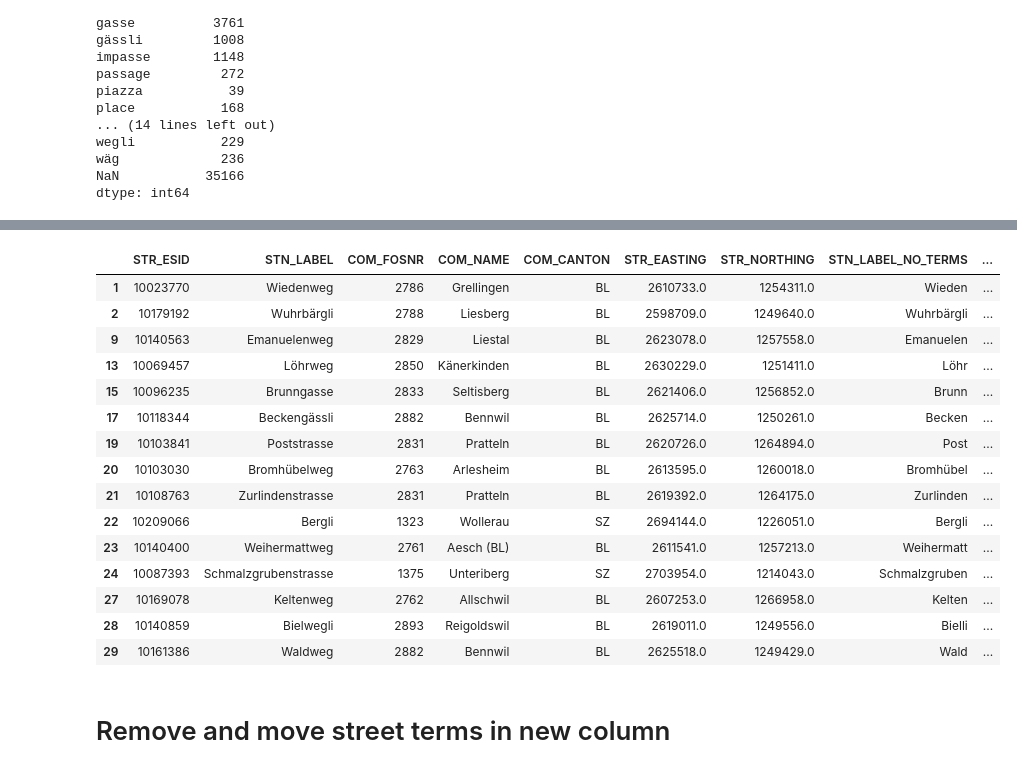
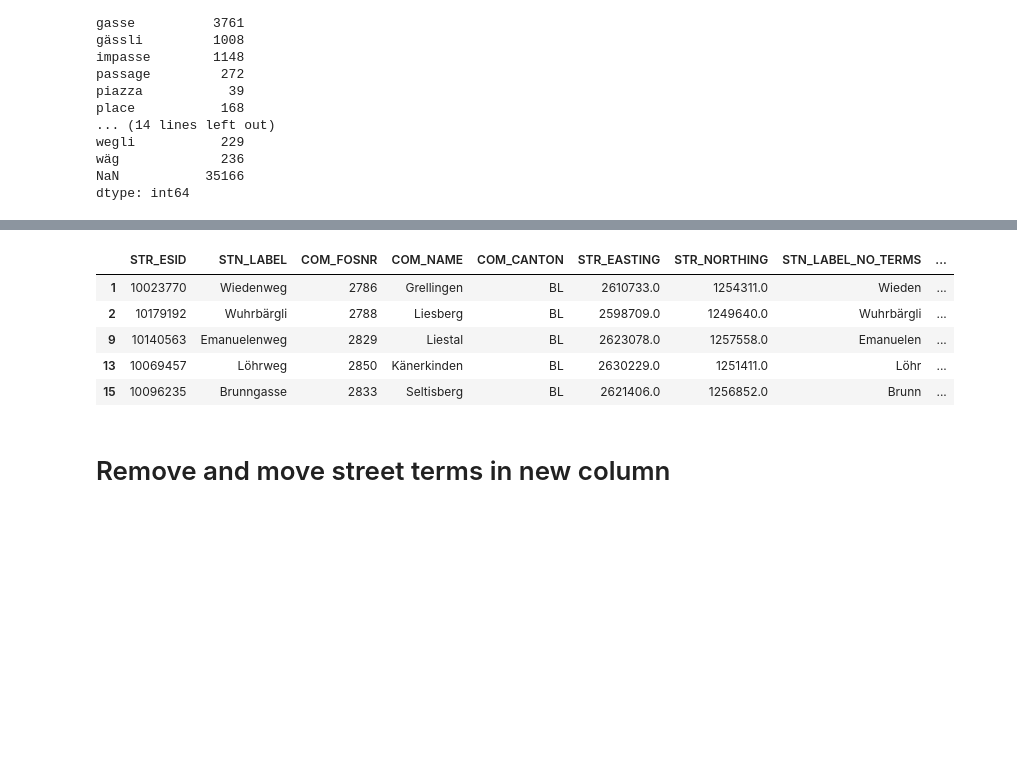
Before and after one commit to CaptainInler/cassda-zertifikatsarbeit, a Jupyter notebook: Datapreparation/Extract_street_terms_from_street_names.ipynb, the cells around one changed output, grey strips where cells are left out. Drawn from its saved outputs; the diff is of its cells as text; code cells hidden in the pictures; blank space fills up the shorter version.

```diff
--- a/Datapreparation/Extract_street_terms_from_street_names.ipynb
+++ b/Datapreparation/Extract_street_terms_from_street_names.ipynb
@@ -255,22 +227,12 @@ dtype: int64
 # %%
-streetnames.head(15)
+streetnames.head()
 # %% [output]
 |  | STR_ESID | STN_LABEL | COM_FOSNR | COM_NAME | COM_CANTON | STR_EASTING | STR_NORTHING | STN_LABEL_NO_TERMS | ... |
 | 1 | 10023770 | Wiedenweg | 2786 | Grellingen | BL | 2610733.0 | 1254311.0 | Wieden | ... |
 | 2 | 10179192 | Wuhrbärgli | 2788 | Liesberg | BL | 2598709.0 | 1249640.0 | Wuhrbärgli | ... |
 | 9 | 10140563 | Emanuelenweg | 2829 | Liestal | BL | 2623078.0 | 1257558.0 | Emanuelen | ... |
 | 13 | 10069457 | Löhrweg | 2850 | Känerkinden | BL | 2630229.0 | 1251411.0 | Löhr | ... |
 | 15 | 10096235 | Brunngasse | 2833 | Seltisberg | BL | 2621406.0 | 1256852.0 | Brunn | ... |
-| 17 | 10118344 | Beckengässli | 2882 | Bennwil | BL | 2625714.0 | 1250261.0 | Becken | ... |
-| 19 | 10103841 | Poststrasse | 2831 | Pratteln | BL | 2620726.0 | 1264894.0 | Post | ... |
-| 20 | 10103030 | Bromhübelweg | 2763 | Arlesheim | BL | 2613595.0 | 1260018.0 | Bromhübel | ... |
-| 21 | 10108763 | Zurlindenstrasse | 2831 | Pratteln | BL | 2619392.0 | 1264175.0 | Zurlinden | ... |
-| 22 | 10209066 | Bergli | 1323 | Wollerau | SZ | 2694144.0 | 1226051.0 | Bergli | ... |
-| 23 | 10140400 | Weihermattweg | 2761 | Aesch (BL) | BL | 2611541.0 | 1257213.0 | Weihermatt | ... |
-| 24 | 10087393 | Schmalzgrubenstrasse | 1375 | Unteriberg | SZ | 2703954.0 | 1214043.0 | Schmalzgruben | ... |
-| 27 | 10169078 | Keltenweg | 2762 | Allschwil | BL | 2607253.0 | 1266958.0 | Kelten | ... |
-| 28 | 10140859 | Bielwegli | 2893 | Reigoldswil | BL | 2619011.0 | 1249556.0 | Bielli | ... |
-| 29 | 10161386 | Waldweg | 2882 | Bennwil | BL | 2625518.0 | 1249429.0 | Wald | ... |
 # %% [markdown]
 # Remove and move street terms in new column
 # %% [markdown]
```
Also changed, not shown: parts of 3 cells of this notebook, 1 other file.
